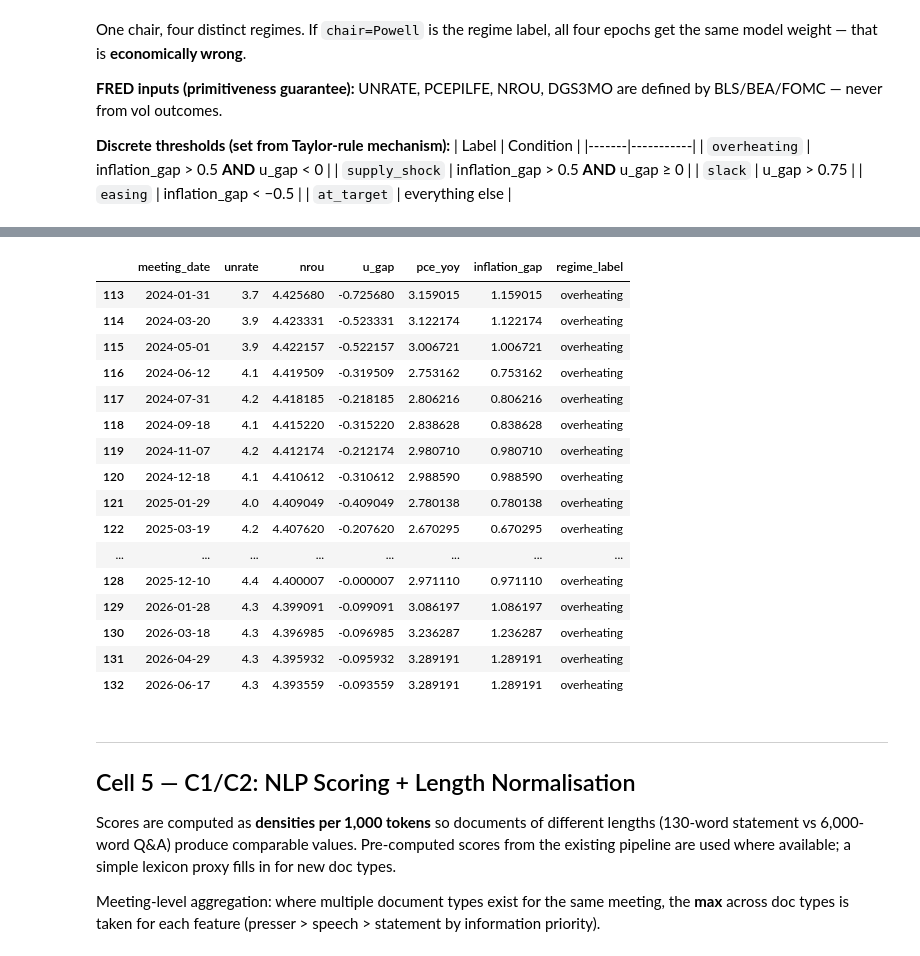
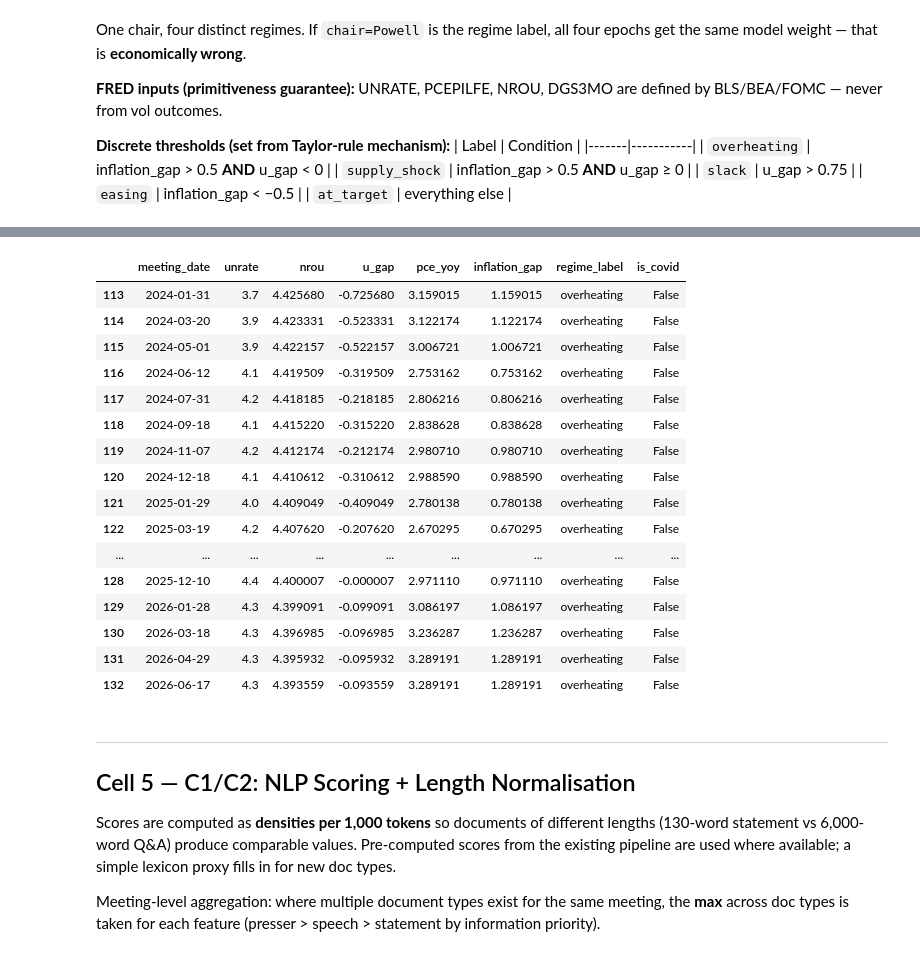
Before and after one commit to ZinuoS/fomc-vol-study, a Jupyter notebook: notebooks/layer1_nlp/fomc_nlp_regime_model.ipynb, the cells around one changed output, grey strips where cells are left out. Drawn from its saved outputs; the diff is of its cells as text; code cells hidden in the pictures.

```diff
--- a/notebooks/layer1_nlp/fomc_nlp_regime_model.ipynb
+++ b/notebooks/layer1_nlp/fomc_nlp_regime_model.ipynb
@@ -110,9 +110,23 @@ REGIME_PALETTE = {
     "at_target":    "#878787",
     "slack":        "#4575b4",
     "easing":       "#91bfdb",
+    "covid":        "#5a189a",   # purple — structurally distinct tail event
 }
-REGIME_ORDER  = ["easing", "slack", "at_target", "supply_shock", "overheating"]
+REGIME_ORDER  = ["easing", "slack", "covid", "at_target", "supply_shock", "overheating"]
 TEXT_FEATURES = ["uncertainty_density", "disagree_density", "guidance_specificity"]
+
+# COVID acute crisis: March 3 – September 16, 2020
+# Even though the regime classifier tags these as "slack"/"at_target", the
+# market dynamics (VIX>80, MOVE>160, emergency 150bp cuts) are structurally
+# distinct from any prior regime.  These meetings are isolated:
+#   • excluded from non-COVID regime-matched training (they contaminate betas)
+#   • when predicting a COVID meeting, train on extreme-easing/slack analogues
+COVID_DATES = pd.to_datetime([
+    "2020-03-03", "2020-03-15", "2020-04-29",
+    "2020-06-10", "2020-07-29", "2020-09-16",
+])
+MIN_REGIME_TRAIN = 6   # min same-regime obs before supplementing
+FULL_HISTORY_START = pd.Timestamp("2010-01-01")
 
 _HEADERS = {
     "User-Agent": (
@@ -497,7 +511,24 @@ _fomc_dates = (pd.read_parquet(_stmt_path)["meeting_date"].values
                else pd.to_datetime(corpus_df["meeting_date"].unique()))
 
 regime_df = build_dual_mandate_regime(pd.DatetimeIndex(_fomc_dates))
-regime_df[["meeting_date","unrate","nrou","u_gap","pce_yoy","inflation_gap","regime_label"]].tail(20)
+
+# ── COVID flag: acute crisis meetings are structurally distinct ───────────────
+# Even though the macro regime classifier labels these as "slack"/"at_target",
+# the GK vol during COVID (MOVE>160) dwarfs any comparable "slack" period.
+# Tag them so the walk-forward can isolate / exclude them from non-COVID folds.
+regime_df["is_covid"] = regime_df["meeting_date"].isin(COVID_DATES)
+# Relabel regime for COVID meetings so they appear separately in heatmap/plots
+regime_df.loc[regime_df["is_covid"], "regime_label"] = "covid"
+
+print(f"COVID meetings flagged: {regime_df['is_covid'].sum()}")
+print(regime_df[regime_df["is_covid"]][["meeting_date","regime_label","u_gap","inflation_gap"]].to_string(index=False))
+print()
+print("Updated regime distribution (including covid):")
+for lab in REGIME_ORDER:
+    sub = regime_df[regime_df["regime_label"] == lab]
+    if len(sub): print(f"  {lab:<14} {len(sub):>4}")
+
+regime_df[["meeting_date","unrate","nrou","u_gap","pce_yoy","inflation_gap","regime_label","is_covid"]].tail(20)
 # %% [output]
 Regime loaded from cache: 133 meetings
   {'slack': 49, 'overheating': 38, 'at_target': 32, 'easing': 10, 'supply_shock': 4}
@@ -504,20 +551,20 @@ Regime loaded from cache: 133 meetings
-|  | meeting_date | unrate | nrou | u_gap | pce_yoy | inflation_gap | regime_label |
-| 113 | 2024-01-31 | 3.7 | 4.425680 | -0.725680 | 3.159015 | 1.159015 | overheating |
-| 114 | 2024-03-20 | 3.9 | 4.423331 | -0.523331 | 3.122174 | 1.122174 | overheating |
-| 115 | 2024-05-01 | 3.9 | 4.422157 | -0.522157 | 3.006721 | 1.006721 | overheating |
-| 116 | 2024-06-12 | 4.1 | 4.419509 | -0.319509 | 2.753162 | 0.753162 | overheating |
-| 117 | 2024-07-31 | 4.2 | 4.418185 | -0.218185 | 2.806216 | 0.806216 | overheating |
-| 118 | 2024-09-18 | 4.1 | 4.415220 | -0.315220 | 2.838628 | 0.838628 | overheating |
-| 119 | 2024-11-07 | 4.2 | 4.412174 | -0.212174 | 2.980710 | 0.980710 | overheating |
-| 120 | 2024-12-18 | 4.1 | 4.410612 | -0.310612 | 2.988590 | 0.988590 | overheating |
-| 121 | 2025-01-29 | 4.0 | 4.409049 | -0.409049 | 2.780138 | 0.780138 | overheating |
-| 122 | 2025-03-19 | 4.2 | 4.407620 | -0.207620 | 2.670295 | 0.670295 | overheating |
-| ... | ... | ... | ... | ... | ... | ... | ... |
-| 128 | 2025-12-10 | 4.4 | 4.400007 | -0.000007 | 2.971110 | 0.971110 | overheating |
-| 129 | 2026-01-28 | 4.3 | 4.399091 | -0.099091 | 3.086197 | 1.086197 | overheating |
-| 130 | 2026-03-18 | 4.3 | 4.396985 | -0.096985 | 3.236287 | 1.236287 | overheating |
-| 131 | 2026-04-29 | 4.3 | 4.395932 | -0.095932 | 3.289191 | 1.289191 | overheating |
-| 132 | 2026-06-17 | 4.3 | 4.393559 | -0.093559 | 3.289191 | 1.289191 | overheating |
+|  | meeting_date | unrate | nrou | u_gap | pce_yoy | inflation_gap | regime_label | is_covid |
+| 113 | 2024-01-31 | 3.7 | 4.425680 | -0.725680 | 3.159015 | 1.159015 | overheating | False |
+| 114 | 2024-03-20 | 3.9 | 4.423331 | -0.523331 | 3.122174 | 1.122174 | overheating | False |
+| 115 | 2024-05-01 | 3.9 | 4.422157 | -0.522157 | 3.006721 | 1.006721 | overheating | False |
+| 116 | 2024-06-12 | 4.1 | 4.419509 | -0.319509 | 2.753162 | 0.753162 | overheating | False |
+| 117 | 2024-07-31 | 4.2 | 4.418185 | -0.218185 | 2.806216 | 0.806216 | overheating | False |
+| 118 | 2024-09-18 | 4.1 | 4.415220 | -0.315220 | 2.838628 | 0.838628 | overheating | False |
+| 119 | 2024-11-07 | 4.2 | 4.412174 | -0.212174 | 2.980710 | 0.980710 | overheating | False |
+| 120 | 2024-12-18 | 4.1 | 4.410612 | -0.310612 | 2.988590 | 0.988590 | overheating | False |
+| 121 | 2025-01-29 | 4.0 | 4.409049 | -0.409049 | 2.780138 | 0.780138 | overheating | False |
+| 122 | 2025-03-19 | 4.2 | 4.407620 | -0.207620 | 2.670295 | 0.670295 | overheating | False |
+| ... | ... | ... | ... | ... | ... | ... | ... | ... |
+| 128 | 2025-12-10 | 4.4 | 4.400007 | -0.000007 | 2.971110 | 0.971110 | overheating | False |
+| 129 | 2026-01-28 | 4.3 | 4.399091 | -0.099091 | 3.086197 | 1.086197 | overheating | False |
+| 130 | 2026-03-18 | 4.3 | 4.396985 | -0.096985 | 3.236287 | 1.236287 | overheating | False |
+| 131 | 2026-04-29 | 4.3 | 4.395932 | -0.095932 | 3.289191 | 1.289191 | overheating | False |
+| 132 | 2026-06-17 | 4.3 | 4.393559 | -0.093559 | 3.289191 | 1.289191 | overheating | False |
 # %% [markdown]
 ---
 ## Cell 5 — C1/C2: NLP Scoring + Length Normalisation
```
Also changed, not shown: parts of 10 cells of this notebook, 5 other files.
